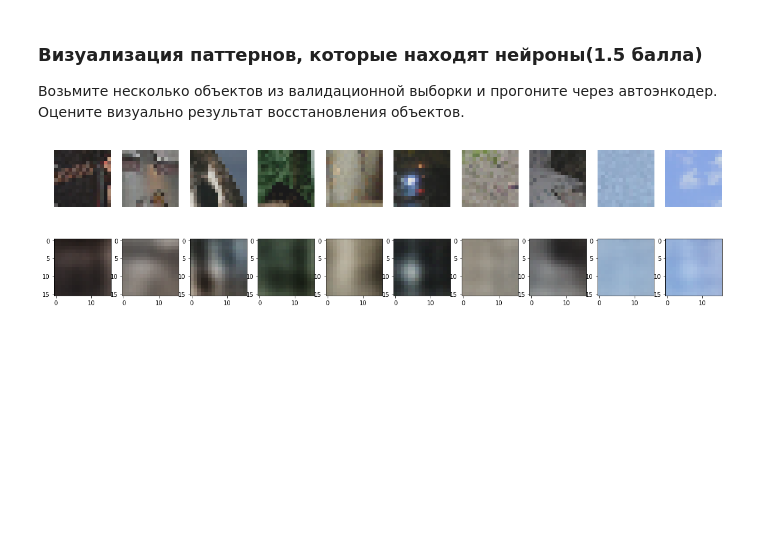
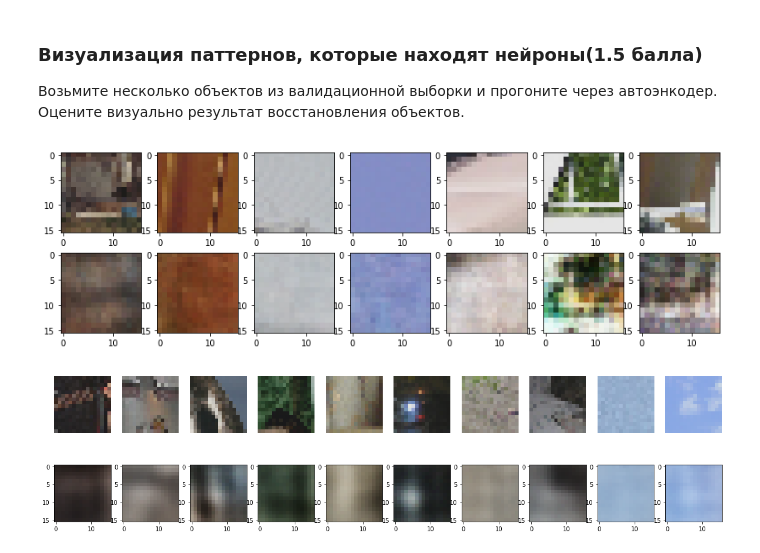
Before and after one commit to BobrG/IreneGit, a Jupyter notebook: hw3_nn.ipynb, the cells around one changed output. Drawn from its saved outputs; the diff is of its cells as text; code cells hidden in the pictures; blank space fills up the shorter version.

```diff
--- a/hw3_nn.ipynb
+++ b/hw3_nn.ipynb
@@ -100,6 +199,15 @@ def create_autoencoder_model(object_size=768, encoder_layer_shapes=[256, 144, 64
 ### Визуализация паттернов, которые находят нейроны(1.5 балла)
 
 Возьмите несколько объектов из валидационной выборки и прогоните через автоэнкодер. Оцените визуально результат восстановления объектов.
+# %%
+x_pred = autoencoder.predict(x_test[:7])
+x_pred = x_pred.reshape((len(x_pred), 16, 16, 3))
+# %%
+tmp = np.copy(x_test[:7].reshape(7, 16, 16, 3))
+# %%
+show_pics(np.concatenate((tmp, x_pred)), 7, 2)
+# %% [output]
+[figure, added]
 # %%
 # %% [output]
 [figure]
```
Also changed, not shown: parts of 27 cells of this notebook.
